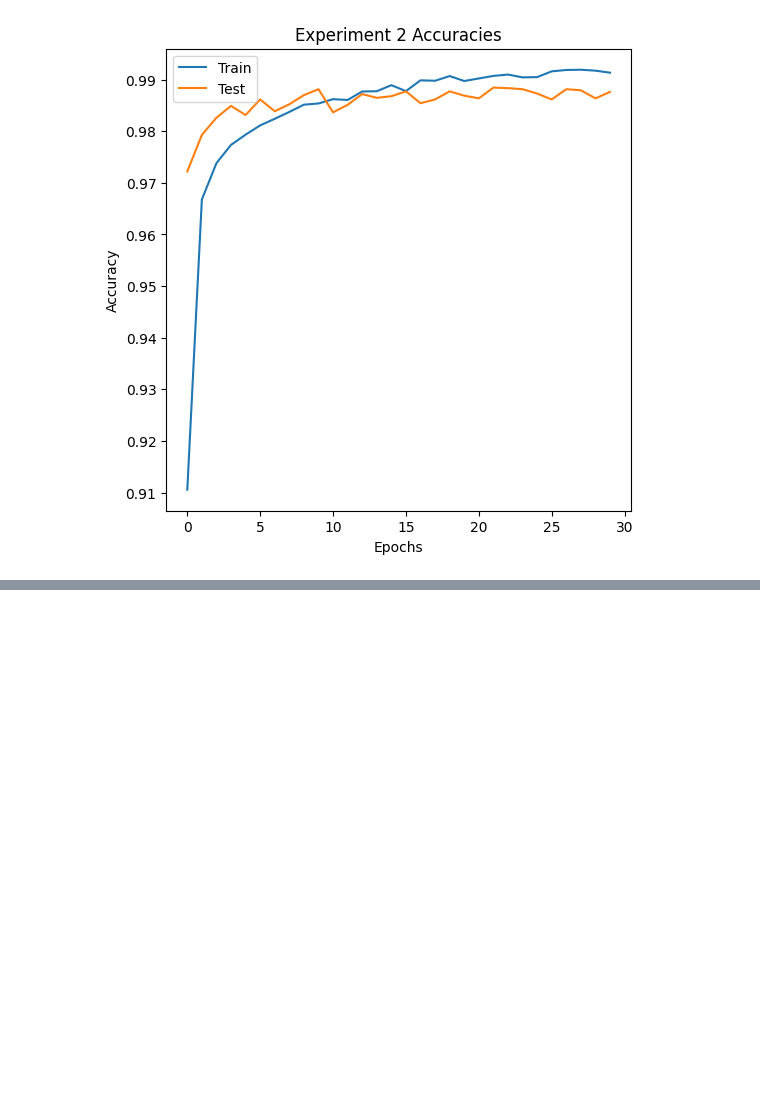
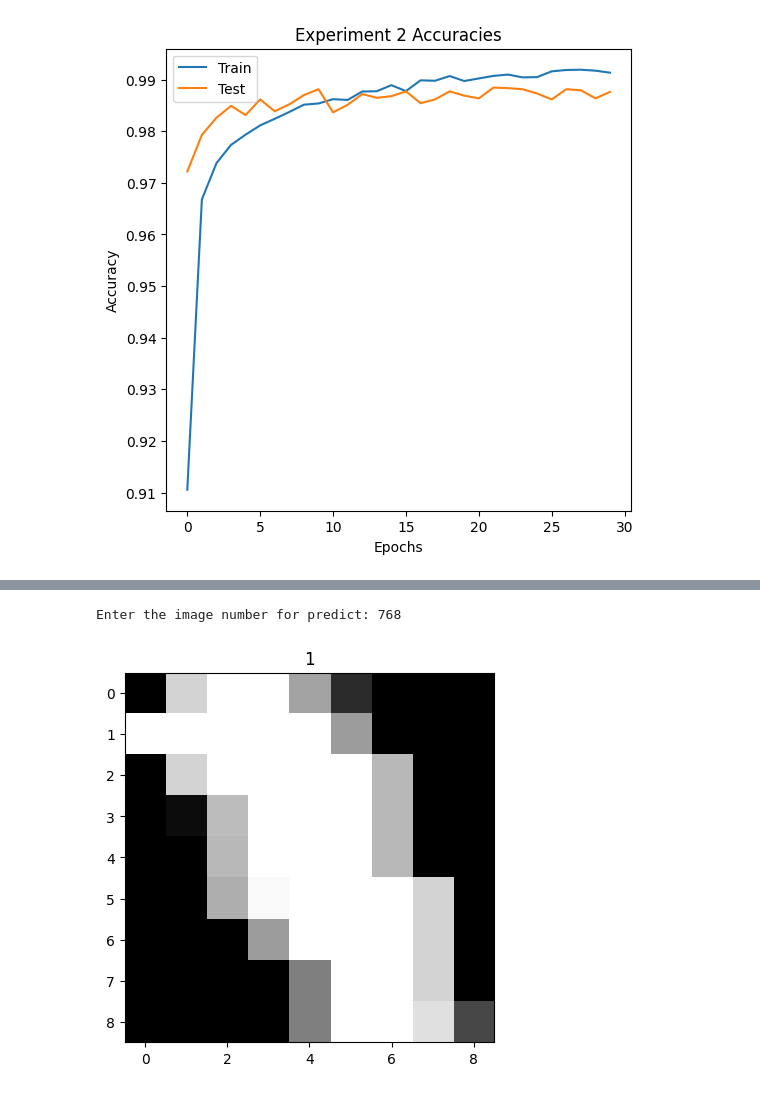
Before and after one commit to python-is-life2022/Persian-Digits-Hand-Writing-Image-Classification-Fully-Connected-Neural-Network, a Jupyter notebook: Persian_digits_handwritten_image_classification_fully_connected.ipynb, the cells around one changed output, grey strips where cells are left out. Drawn from its saved outputs; the diff is of its cells as text; code cells hidden in the pictures; blank space fills up the shorter version.

```diff
--- a/Persian_digits_handwritten_image_classification_fully_connected.ipynb
+++ b/Persian_digits_handwritten_image_classification_fully_connected.ipynb
@@ -270,0 +277,14 @@ plt.show()
+# %%
+test_model = Sequential([
+    model2,
+    Softmax()
+])
+# %%
+i = int(input('Enter the image number for predict: '))
+test_img = np.expand_dims(X_test[i], axis= 0)
+y_predict = np.array(test_model(test_img)).argmax()
+plt.title(y_predict)
+plt.imshow(X_test[i], cmap= 'gray');
+# %% [output]
+Enter the image number for predict: 768
+[figure, added]
```
Also changed, not shown: parts of 6 cells of this notebook.
